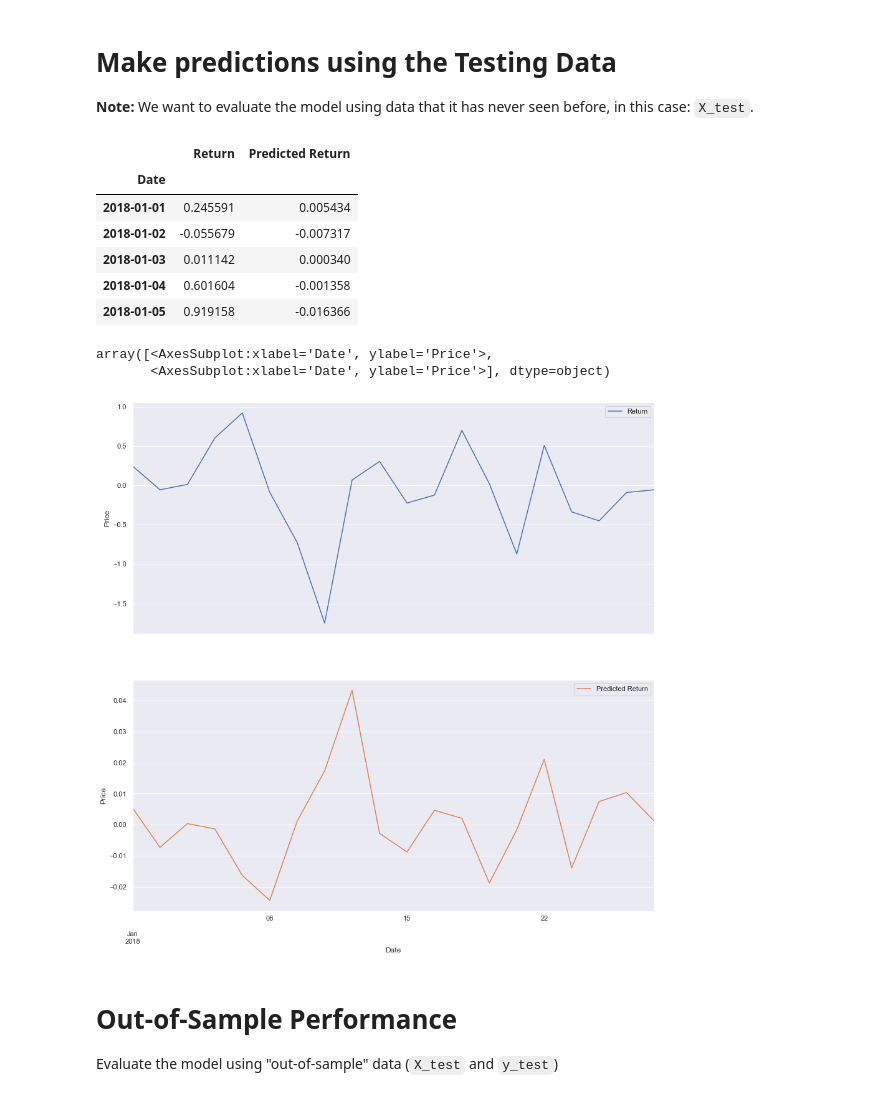
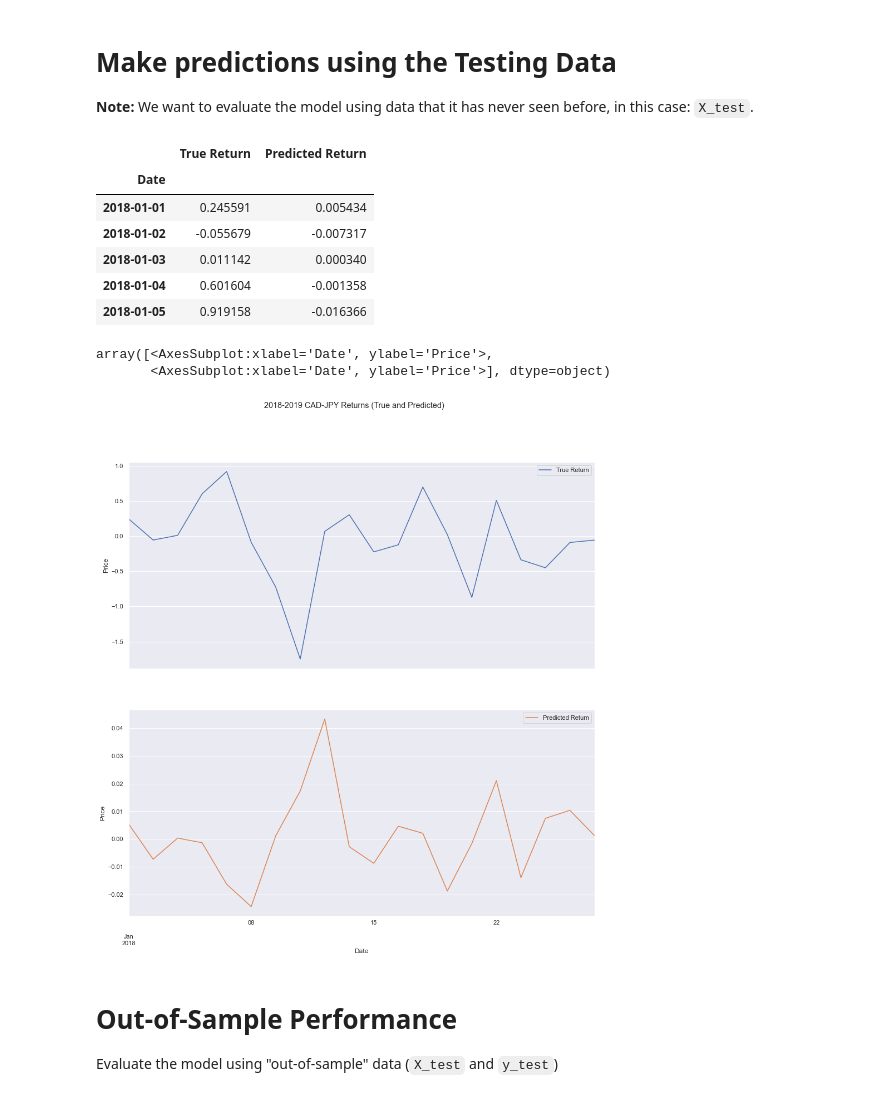
Before and after one commit to adamgulyas/currency-modelling, a Jupyter notebook: regression_analysis.ipynb, the cells around one changed output. Cells and saved outputs as stored; diff of their text form; code cells hidden in the pictures.

Commit message:
Draft Report, add chart images, and revise variable names

```diff
--- a/regression_analysis.ipynb
+++ b/regression_analysis.ipynb
@@ -113,10 +113,11 @@ predictions = model.predict(X_test)
 # %%
 # Assemble actual y data (Y_test) with predicted y data (from just above) into two columns in a dataframe:
 results = y_test.to_frame()
+results.columns = ['True Return']
 results['Predicted Return'] = predictions
 results.head()
 # %% [output]
-|  | Return | Predicted Return |
+|  | True Return | Predicted Return |
 | Date |  |  |
 | 2018-01-01 | 0.245591 | 0.005434 |
 | 2018-01-02 | -0.055679 | -0.007317 |
@@ -125,11 +126,17 @@ results.head()
 | 2018-01-05 | 0.919158 | -0.016366 |
 # %%
 # Plot the first 20 predictions vs the true values
-results[:20].plot(subplots=True, figsize=(15, 15), ylabel="Price")
+results[:20].plot(
+    subplots=True,
+    figsize=(15, 15),
+    ylabel='Price',
+    xlabel='Date',
+    title="2018-2019 CAD-JPY Returns (True and Predicted)"
+)
 # %% [output]
 array([<AxesSubplot:xlabel='Date', ylabel='Price'>,
        <AxesSubplot:xlabel='Date', ylabel='Price'>], dtype=object)
-[figure, old version]
+[figure, new version]
 # %% [markdown]
 # Out-of-Sample Performance
 
```
Also changed, not shown: parts of 1 cell of this notebook, 8 other files.
